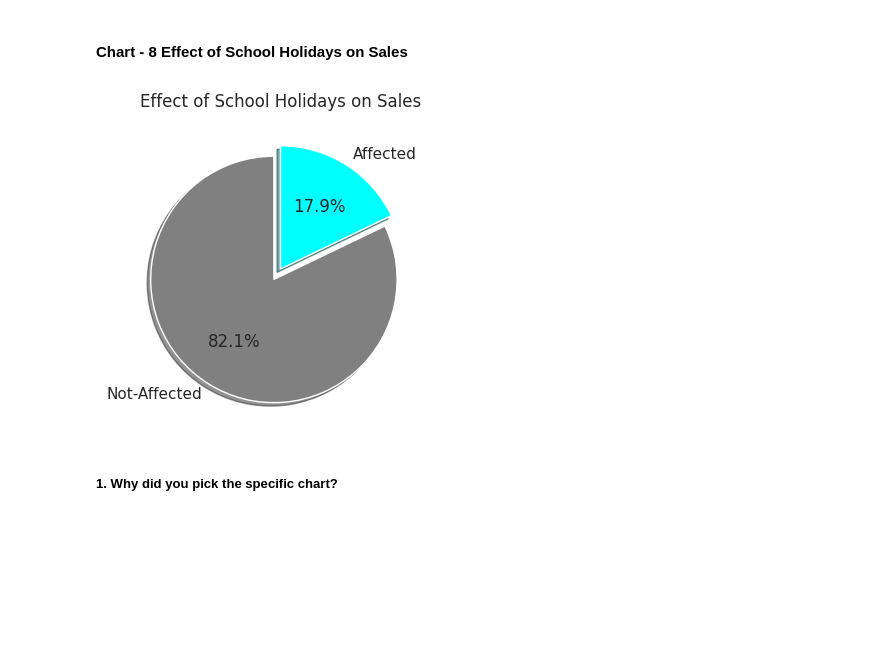
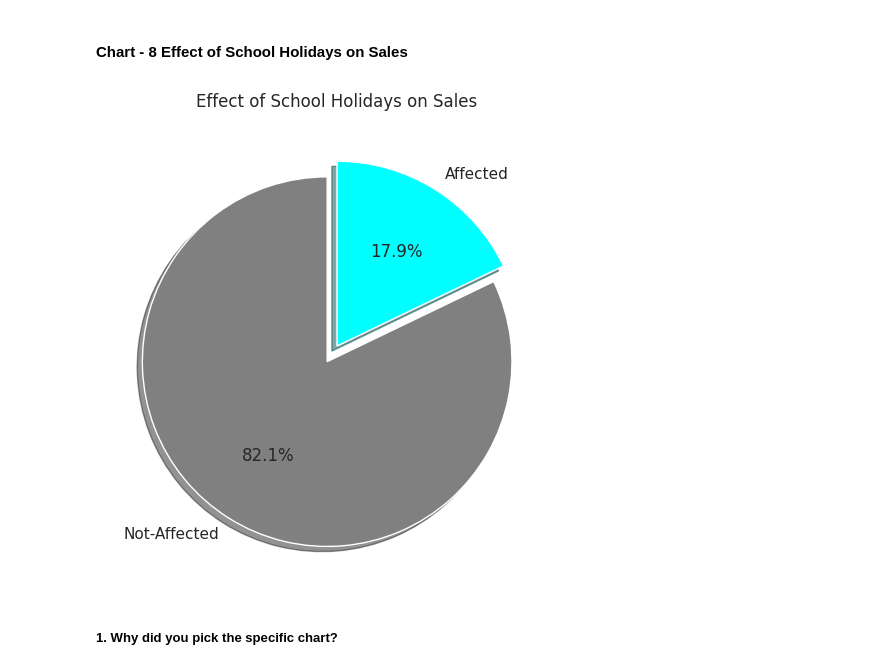
Before and after one commit to theuttammishra/Retail-Sales, a Jupyter notebook: Retail_sales_prediction.ipynb, the cells around one changed output. Drawn from its saved outputs; the diff is of its cells as text; code cells hidden in the pictures; blank space fills up the shorter version.

```diff
--- a/Retail_sales_prediction.ipynb
+++ b/Retail_sales_prediction.ipynb
@@ -633,7 +631,8 @@ It will help in setting the sales strategy for each month and help gain insights
 # %% [markdown]
 #### Chart - 8 Sale vs store type
 # %%
-sns.set(rc={'figure.figsize':(10,7)})
+# Plotting the box plot
+sns.set(rc={'figure.figsize':(8,4)})
 sns.boxplot(x="StoreType", y="Sales", data=df,palette='rainbow')
 plt.title('Boxplot For Sales Values with respect to Store Type')
 # %% [output]
@@ -656,14 +655,14 @@ Answer Here
 #### Chart - 8 Effect of School Holidays on Sales
 # %%
 # Plotting the relationship between school holiday and sales using a pie plot
-plt.figure(figsize=(6,4))
+plt.figure(figsize=(8,6))
 labels = 'Not-Affected' , 'Affected'
 data = df.SchoolHoliday.value_counts()
 plt.pie(data, explode=(0.1,0.0), labels=labels, colors = ['grey', 'cyan'], autopct='%1.1f%%', shadow=True,startangle = 90)
 plt.title("Effect of School Holidays on Sales")
 plt.show()
 # %% [output]
-[figure, old version]
+[figure, new version]
 # %% [markdown]
 ##### 1. Why did you pick the specific chart?
 # %% [markdown]
```
Also changed, not shown: parts of 28 cells of this notebook.
